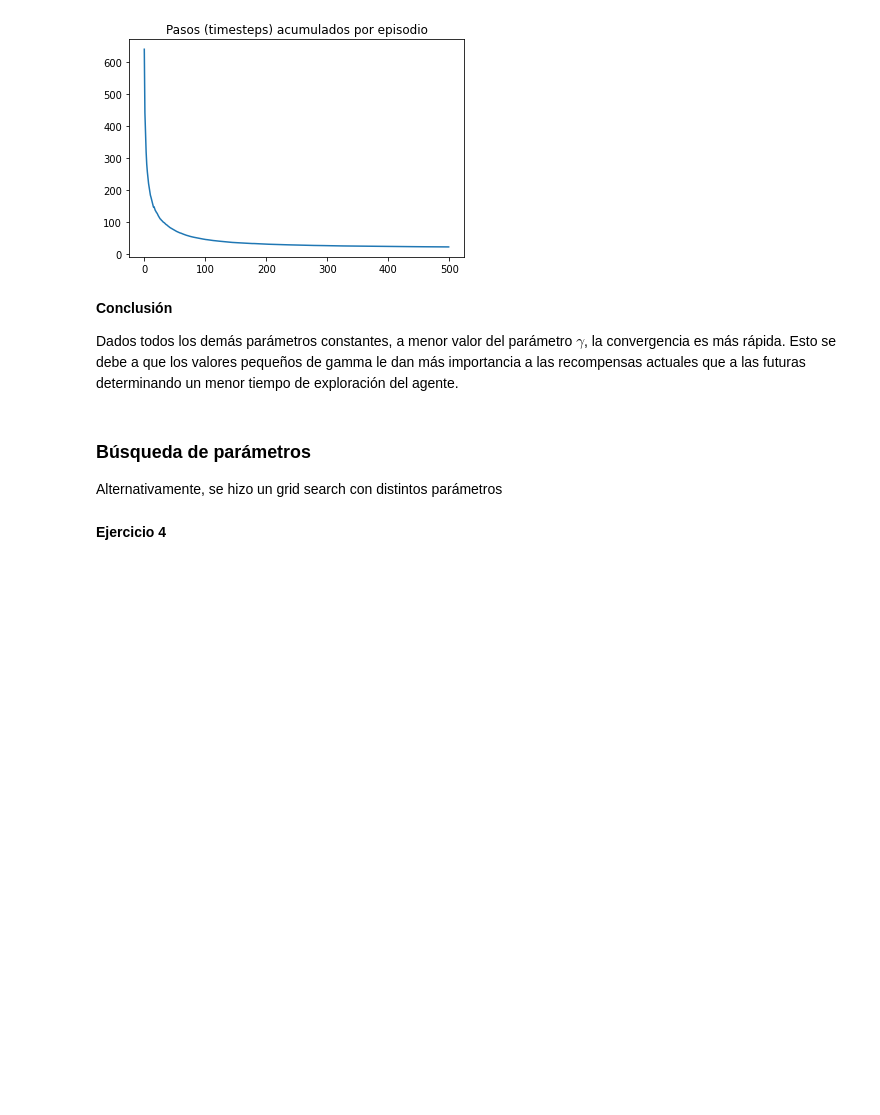
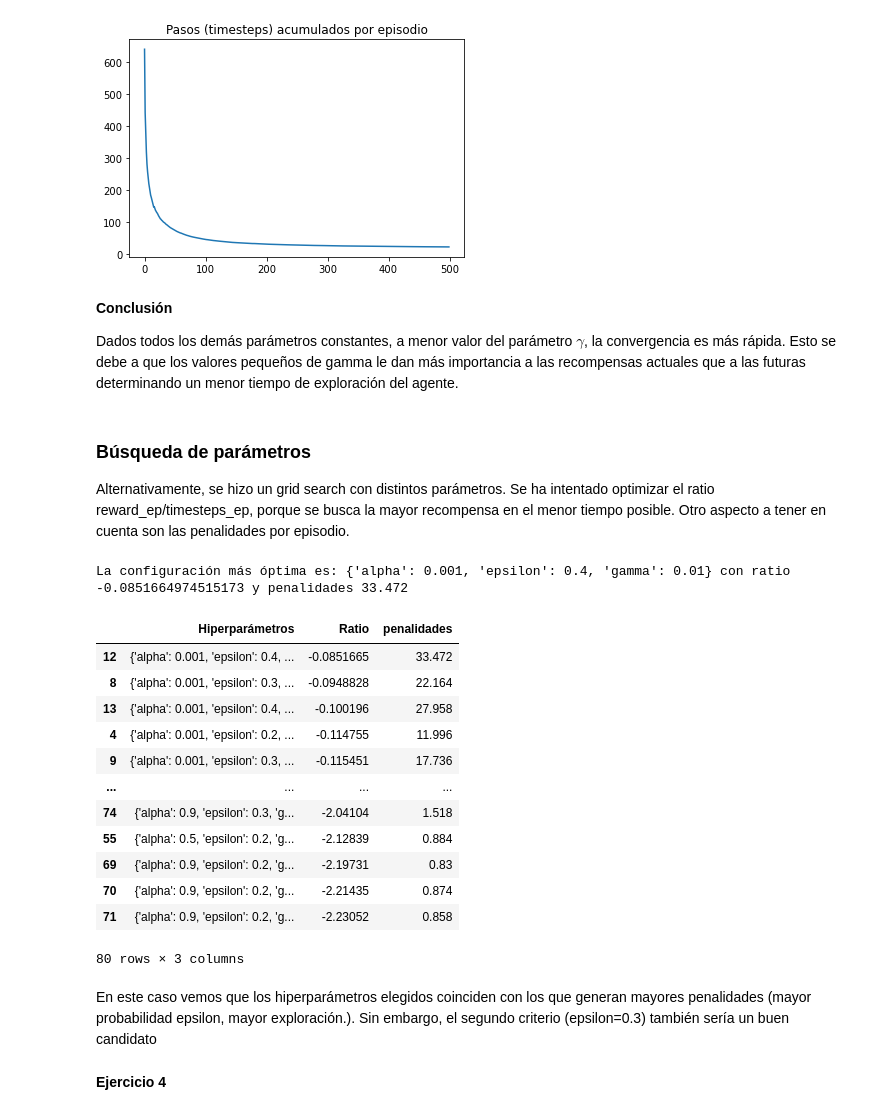
Before and after one commit to FloCam2020/AprendizajePorRefuerzos, a Jupyter notebook: lab_1_intro_rl.ipynb, the cells around one changed output. Cells and saved outputs as stored; diff of their text form; code cells hidden in the pictures; blank space fills up the shorter version.

```diff
--- a/lab_1_intro_rl.ipynb
+++ b/lab_1_intro_rl.ipynb
@@ -719,4 +736,4 @@ plot_steps_per_episode_smooth(timesteps_ep)
 Dados todos los demás parámetros constantes, a menor valor del parámetro $\gamma$, la convergencia es más rápida. Esto se debe a que los valores pequeños de gamma le dan más importancia a las recompensas actuales que a las futuras determinando un menor tiempo de exploración del agente.
 # %% [markdown]
 ### Búsqueda de parámetros
-Alternativamente, se hizo un grid search con distintos parámetros
+Alternativamente, se hizo un grid search con distintos parámetros. Se ha intentado optimizar el ratio reward_ep/timesteps_ep, porque se busca la mayor recompensa en el menor tiempo posible. Otro aspecto a tener en cuenta son las penalidades por episodio.
@@ -748,16 +833,38 @@ for parameter in hiper:
     gamma=parameter['gamma']
     epsilon=parameter['epsilon']
 
-    avg_steps_per_episode, timesteps_ep, reward_ep, penalties = run()
+    avg_steps_per_episode, timesteps_ep, reward_ep, penalties = run_q_grid()
 
     ratio=np.mean(reward_ep)/np.mean(timesteps_ep)
 
     ratios.append(ratio)
-    penalties_.append(penalties.mean())
+    penalties_.append(penalties)
 
 print("La configuración más óptima es: {} con ratio {} y penalidades {}".format(hiper[ratios.index(max(ratios))],
                                                                                 ratios[ratios.index(max(ratios))],
                                                                                 penalties_[ratios.index(max(ratios))]))
+# %% [output]
+La configuración más óptima es: {'alpha': 0.001, 'epsilon': 0.4, 'gamma': 0.01} con ratio -0.0851664974515173 y penalidades 33.472
+# %%
+import pandas as pd
+
+pd.DataFrame([hiper,ratios,penalties_]).T.rename(columns={0:'Hiperparámetros',1:'Ratio',2:'penalidades'}).sort_values(['Ratio','penalidades'],ascending=[False,True])
+# %% [output]
+|  | Hiperparámetros | Ratio | penalidades |
+| 12 | {'alpha': 0.001, 'epsilon': 0.4, ... | -0.0851665 | 33.472 |
+| 8 | {'alpha': 0.001, 'epsilon': 0.3, ... | -0.0948828 | 22.164 |
+| 13 | {'alpha': 0.001, 'epsilon': 0.4, ... | -0.100196 | 27.958 |
+| 4 | {'alpha': 0.001, 'epsilon': 0.2, ... | -0.114755 | 11.996 |
+| 9 | {'alpha': 0.001, 'epsilon': 0.3, ... | -0.115451 | 17.736 |
+| ... | ... | ... | ... |
+| 74 | {'alpha': 0.9, 'epsilon': 0.3, 'g... | -2.04104 | 1.518 |
+| 55 | {'alpha': 0.5, 'epsilon': 0.2, 'g... | -2.12839 | 0.884 |
+| 69 | {'alpha': 0.9, 'epsilon': 0.2, 'g... | -2.19731 | 0.83 |
+| 70 | {'alpha': 0.9, 'epsilon': 0.2, 'g... | -2.21435 | 0.874 |
+| 71 | {'alpha': 0.9, 'epsilon': 0.2, 'g... | -2.23052 | 0.858 |
+80 rows × 3 columns
+# %% [markdown]
+En este caso vemos que los hiperparámetros elegidos coinciden con los que generan mayores penalidades (mayor probabilidad epsilon, mayor exploración.). Sin embargo, el segundo criterio (epsilon=0.3) también sería un buen candidato
 # %% [markdown]
 **Ejercicio 4**
 # %% [markdown]
```
Also changed, not shown: parts of 21 cells of this notebook.
